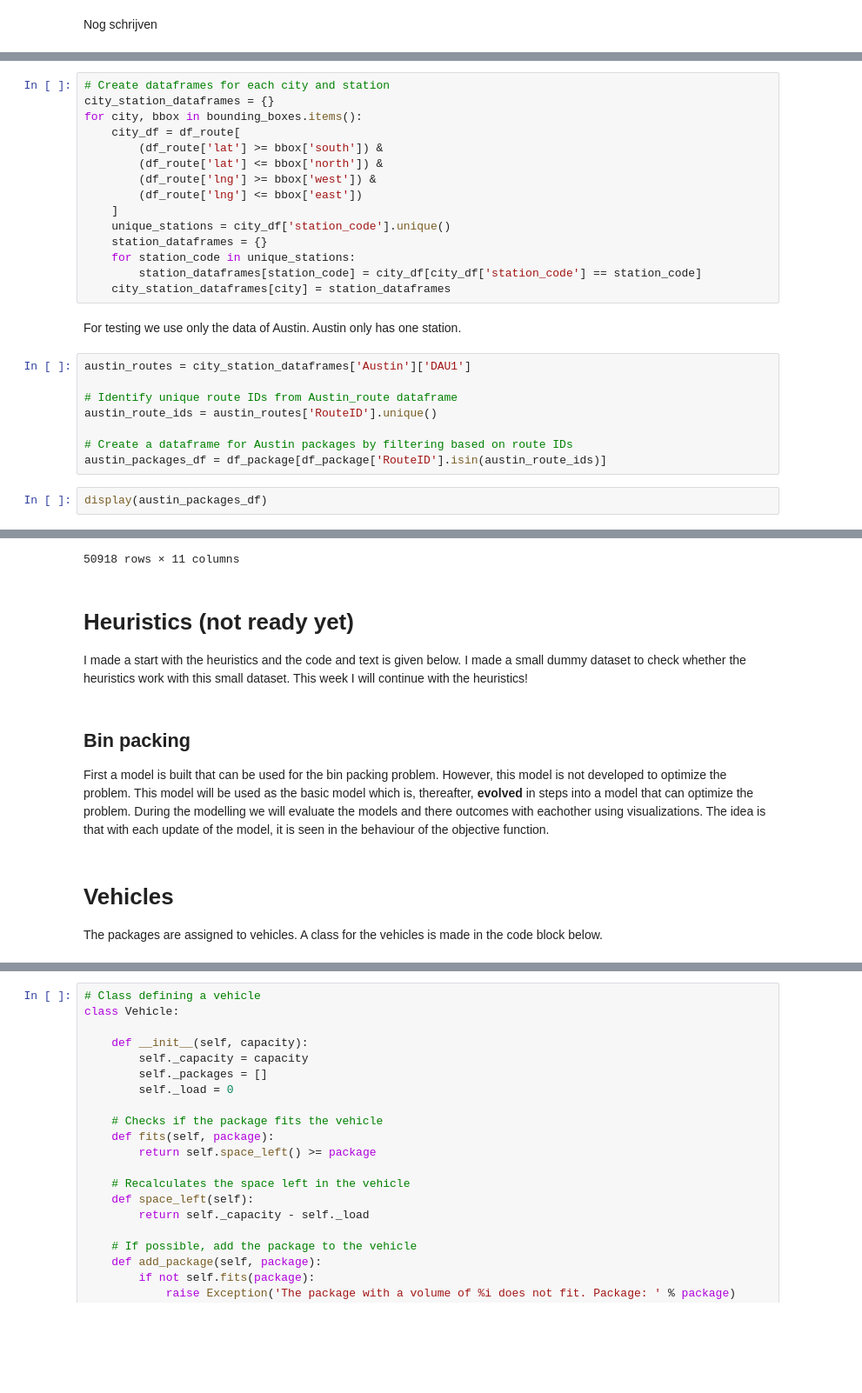
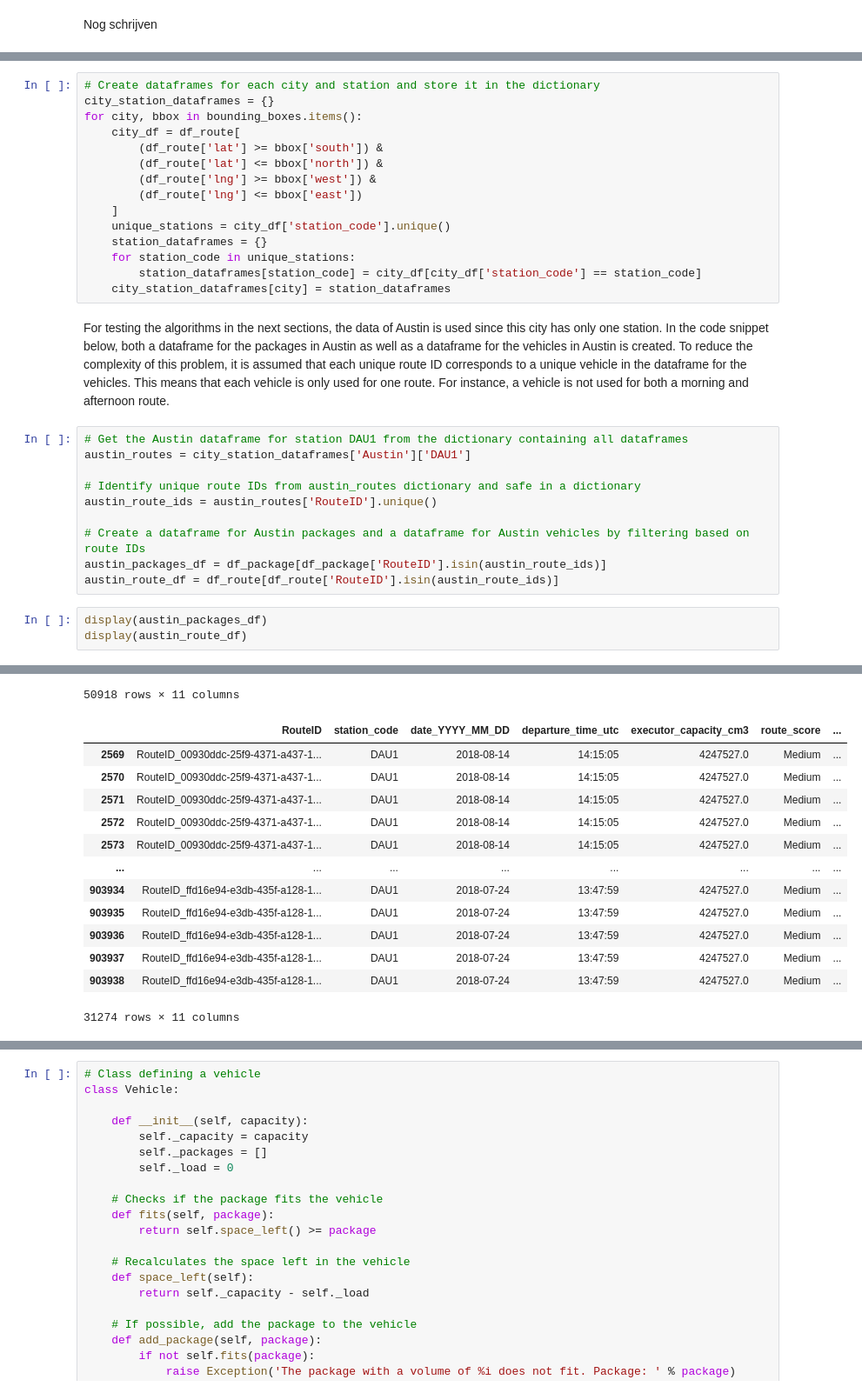
Before and after one commit to ftamsma/Group33_TIL, a Jupyter notebook: project_template.ipynb, the cells around one changed output, grey strips where cells are left out. Shown at 87% size. Saved outputs shown, nothing was run; the diff lists cells and outputs as text; blank space fills up the shorter version.

Commit message:
I changed the layout, some text and heuristics & added some files

```diff
--- a/project_template.ipynb
+++ b/project_template.ipynb
@@ -380,5 +384,5 @@ Nog schrijven
 # %%
-# Create dataframes for each city and station
+# Create dataframes for each city and station and store it in the dictionary
 city_station_dataframes = {}
 for city, bbox in bounding_boxes.items():
     city_df = df_route[
@@ -392,41 +396,45 @@ for city, bbox in bounding_boxes.items():
     for station_code in unique_stations:
         station_dataframes[station_code] = city_df[city_df['station_code'] == station_code]
     city_station_dataframes[city] = station_dataframes
-# %% [markdown]
-For testing we use only the data of Austin. Austin only has one station.
+# %% [markdown]
+For testing the algorithms in the next sections, the data of Austin is used since this city has only one station. In the code snippet below, both a dataframe for the packages in Austin as well as a dataframe for the vehicles in Austin is created. To reduce the complexity of this problem, it is assumed that each unique route ID corresponds to a unique vehicle in the dataframe for the vehicles. This means that each vehicle is only used for one route. For instance, a vehicle is not used for both a morning and afternoon route.
 # %%
+# Get the Austin dataframe for station DAU1 from the dictionary containing all dataframes
 austin_routes = city_station_dataframes['Austin']['DAU1']
 
-# Identify unique route IDs from Austin_route dataframe
+# Identify unique route IDs from austin_routes dictionary and safe in a dictionary
 austin_route_ids = austin_routes['RouteID'].unique()
 
-# Create a dataframe for Austin packages by filtering based on route IDs
+# Create a dataframe for Austin packages and a dataframe for Austin vehicles by filtering based on route IDs
 austin_packages_df = df_package[df_package['RouteID'].isin(austin_route_ids)]
+austin_route_df = df_route[df_route['RouteID'].isin(austin_route_ids)]
 # %%
 display(austin_packages_df)
+display(austin_route_df)
 # %% [output]
 |  | PackageID | ScanStatus | StartTimeUTC | EndTimeUTC | PlannedServiceTimeSeconds | DepthCM | HeightCM | WidthCM | ... |
 | 4231 | PackageID_c89f3c60-e83a-46a0-9a5c... | DELIVERED | NaN | NaN | 63.0 | 33.5 | 2.0 | 20.8 | ... |
 | 4232 | PackageID_d83df063-02f3-47e8-a34a... | DELIVERED | NaN | NaN | 103.5 | 39.4 | 7.6 | 31.8 | ... |
 | 4233 | PackageID_a979181d-f8c2-4d44-8976... | DELIVERED | NaN | NaN | 103.5 | 30.0 | 5.6 | 17.3 | ... |
 | 4234 | PackageID_51bcf603-1334-48d0-ba7a... | DELIVERED | NaN | NaN | 95.5 | 49.5 | 7.6 | 35.6 | ... |
 | 4235 | PackageID_91514e2b-af1a-4abc-8fd7... | DELIVERED | NaN | NaN | 95.5 | 30.5 | 10.2 | 19.1 | ... |
 | ... | ... | ... | ... | ... | ... | ... | ... | ... | ... |
 | 1456261 | PackageID_267f659b-03af-4894-83c8... | DELIVERED | NaN | NaN | 104.7 | 39.4 | 7.6 | 31.8 | ... |
 | 1456262 | PackageID_48a5c8ac-7c3b-495d-847d... | DELIVERED | NaN | NaN | 104.7 | 32.0 | 1.0 | 29.5 | ... |
 | 1456263 | PackageID_ea1ce1ed-bafe-411f-8589... | DELIVERED | NaN | NaN | 104.0 | 36.8 | 17.8 | 20.3 | ... |
 | 1456264 | PackageID_f078b1cf-4270-4f03-b16b... | DELIVERED | NaN | NaN | 371.0 | 45.7 | 21.6 | 22.9 | ... |
 | 1456265 | PackageID_02f716a9-9bc2-4174-8382... | DELIVERED | 2018-07-24 14:00:00 | 2018-07-24 21:00:00 | 604.0 | 33.0 | 20.3 | 26.7 | ... |
 50918 rows × 11 columns
+|  | RouteID | station_code | date_YYYY_MM_DD | departure_time_utc | executor_capacity_cm3 | route_score | ... |
+| 2569 | RouteID_00930ddc-25f9-4371-a437-1... | DAU1 | 2018-08-14 | 14:15:05 | 4247527.0 | Medium | ... |
+| 2570 | RouteID_00930ddc-25f9-4371-a437-1... | DAU1 | 2018-08-14 | 14:15:05 | 4247527.0 | Medium | ... |
+| 2571 | RouteID_00930ddc-25f9-4371-a437-1... | DAU1 | 2018-08-14 | 14:15:05 | 4247527.0 | Medium | ... |
+| 2572 | RouteID_00930ddc-25f9-4371-a437-1... | DAU1 | 2018-08-14 | 14:15:05 | 4247527.0 | Medium | ... |
+| 2573 | RouteID_00930ddc-25f9-4371-a437-1... | DAU1 | 2018-08-14 | 14:15:05 | 4247527.0 | Medium | ... |
+| ... | ... | ... | ... | ... | ... | ... | ... |
+| 903934 | RouteID_ffd16e94-e3db-435f-a128-1... | DAU1 | 2018-07-24 | 13:47:59 | 4247527.0 | Medium | ... |
+| 903935 | RouteID_ffd16e94-e3db-435f-a128-1... | DAU1 | 2018-07-24 | 13:47:59 | 4247527.0 | Medium | ... |
+| 903936 | RouteID_ffd16e94-e3db-435f-a128-1... | DAU1 | 2018-07-24 | 13:47:59 | 4247527.0 | Medium | ... |
+| 903937 | RouteID_ffd16e94-e3db-435f-a128-1... | DAU1 | 2018-07-24 | 13:47:59 | 4247527.0 | Medium | ... |
+| 903938 | RouteID_ffd16e94-e3db-435f-a128-1... | DAU1 | 2018-07-24 | 13:47:59 | 4247527.0 | Medium | ... |
+31274 rows × 11 columns
-# %% [markdown]
-# Heuristics (not ready yet)
-
-I made a start with the heuristics and the code and text is given below. I made a small dummy dataset to check whether the heuristics work with this small dataset. This week I will continue with the heuristics!
-# %% [markdown]
-## Bin packing
-
-First a model is built that can be used for the bin packing problem. However, this model is not developed to optimize the problem. This model will be used as the basic model which is, thereafter, **evolved** in steps into a model that can optimize the problem. During the modelling we will evaluate the models and there outcomes with eachother using visualizations. The idea is that with each update of the model, it is seen in the behaviour of the objective function.
-# %% [markdown]
-<h1>Vehicles</h1>
-
-The packages are assigned to vehicles. A class for the vehicles is made in the code block below.
```
Also changed, not shown: parts of 54 cells of this notebook, 6 other files.
